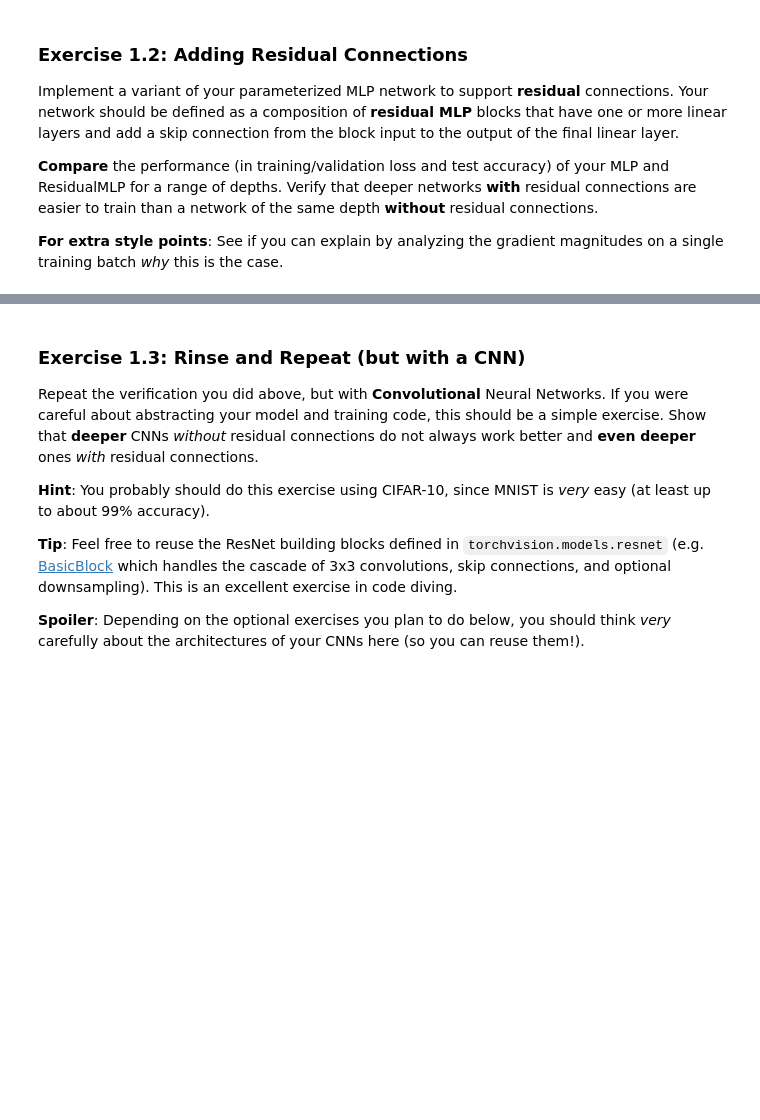
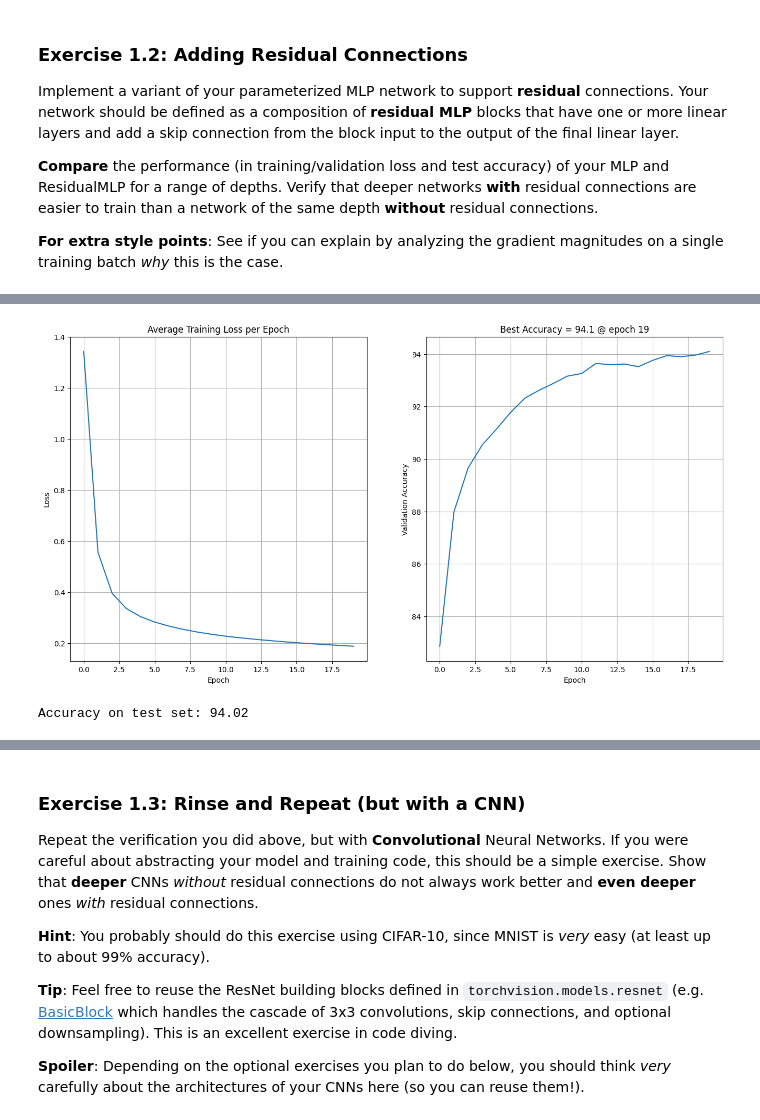
Before and after one commit to digesaremarco/Deep_Learning_Applications, a Jupyter notebook: Lab1-CNNs.ipynb, the cells around one changed output, grey strips where cells are left out. Cells and saved outputs as stored; diff of their text form; code cells hidden in the pictures; blank space fills up the shorter version.

```diff
--- a/Lab1-CNNs.ipynb
+++ b/Lab1-CNNs.ipynb
@@ -332,4 +334,42 @@ Implement a variant of your parameterized MLP network to support **residual** co
 
 **For extra style points**: See if you can explain by analyzing the gradient magnitudes on a single training batch *why* this is the case.
 # %%
-# Your code here.
+class ResidualBlock(nn.Module):
+    def __init__(self, opts):
+        super().__init__()
+        layers = []
+
+        for i in range(opts.residual_layers):
+            layers.append(nn.Linear(opts.hidden_size, opts.hidden_size))
+            layers.append(nn.ReLU())
+
+        self.hidden_layers = nn.Sequential(*layers)
+
+    def forward(self, x):
+        return self.hidden_layers(x.flatten(1)) + x.flatten(1)
+# %%
+class MyResidualMLP(nn.Module):
+    def __init__(self, opts):
+        super().__init__()
+        layers = []
+
+        # input layer
+        layers.append(nn.Linear(opts.input_size, opts.hidden_size))
+        layers.append(nn.ReLU())
+
+        # residual blocks with skip connection
+        for i in range(opts.residual_blocks):
+            layers.append(ResidualBlock(opts))
+
+        # classification head
+        layers.append(nn.Linear(opts.hidden_size, opts.num_classes))
+
+        self.model = nn.Sequential(*layers)
+
+    def forward(self, x):
+        return self.model(x.flatten(1))
+# %%
+RES_model = MyResidualMLP(opts)
+optimizer = torch.optim.Adam(RES_model.parameters(), lr=opts.lr)
+
+RES_losses, RES_accuracies = train_model(RES_model, dl_train, dl_val, opts, optimizer)
@@ -335,0 +394,9 @@ Implement a variant of your parameterized MLP network to support **residual** co
+# %%
+plot_losses_and_accuracies(RES_losses, RES_accuracies)
+# %% [output]
+[figure, added]
+# %%
+accuracy = evaluate_model(RES_model, dl_test, opts)
+print(f'Accuracy on test set: {accuracy}')
+# %% [output]
+Accuracy on test set: 94.02
```
Also changed, not shown: parts of 8 cells of this notebook.
